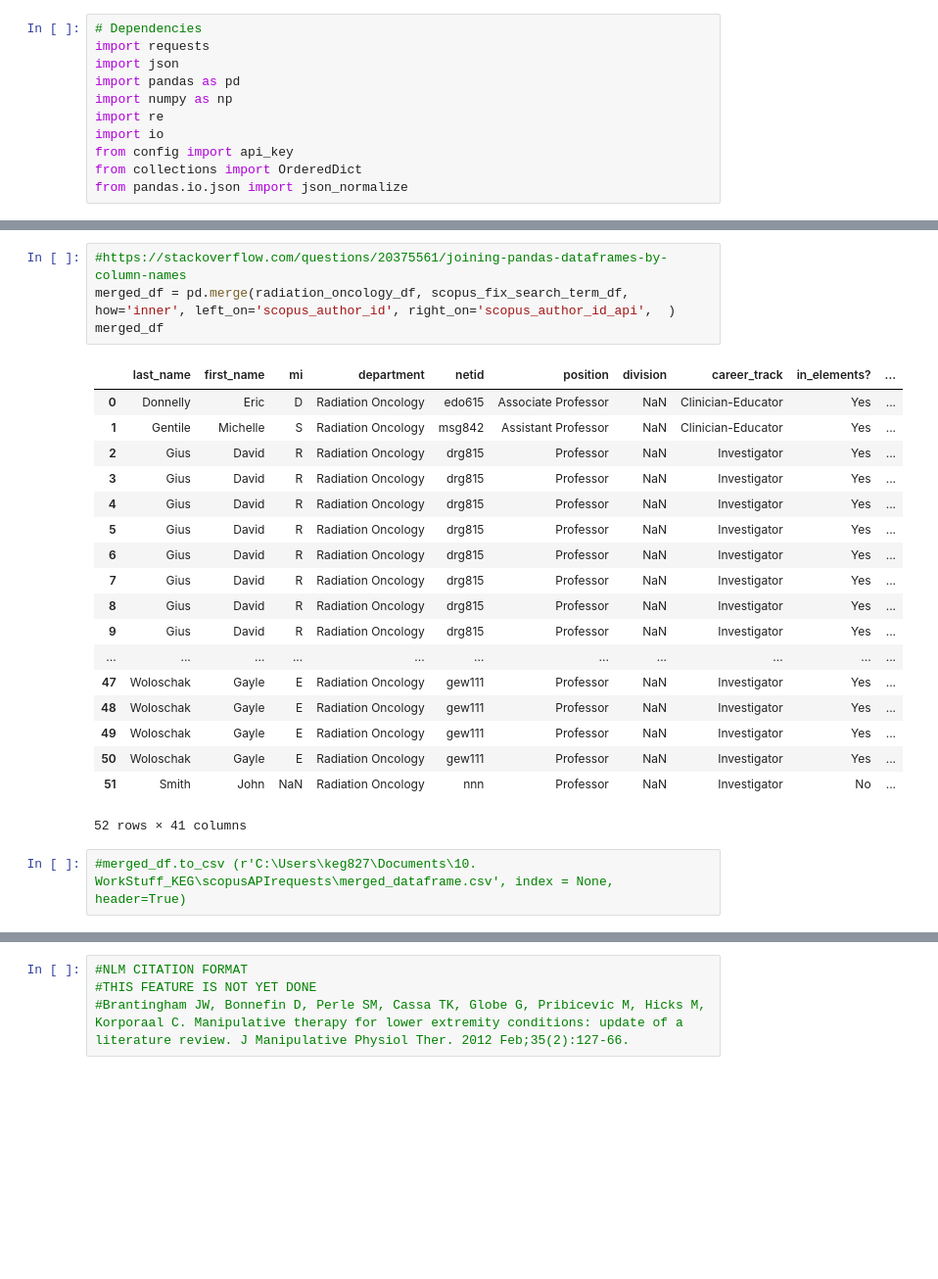
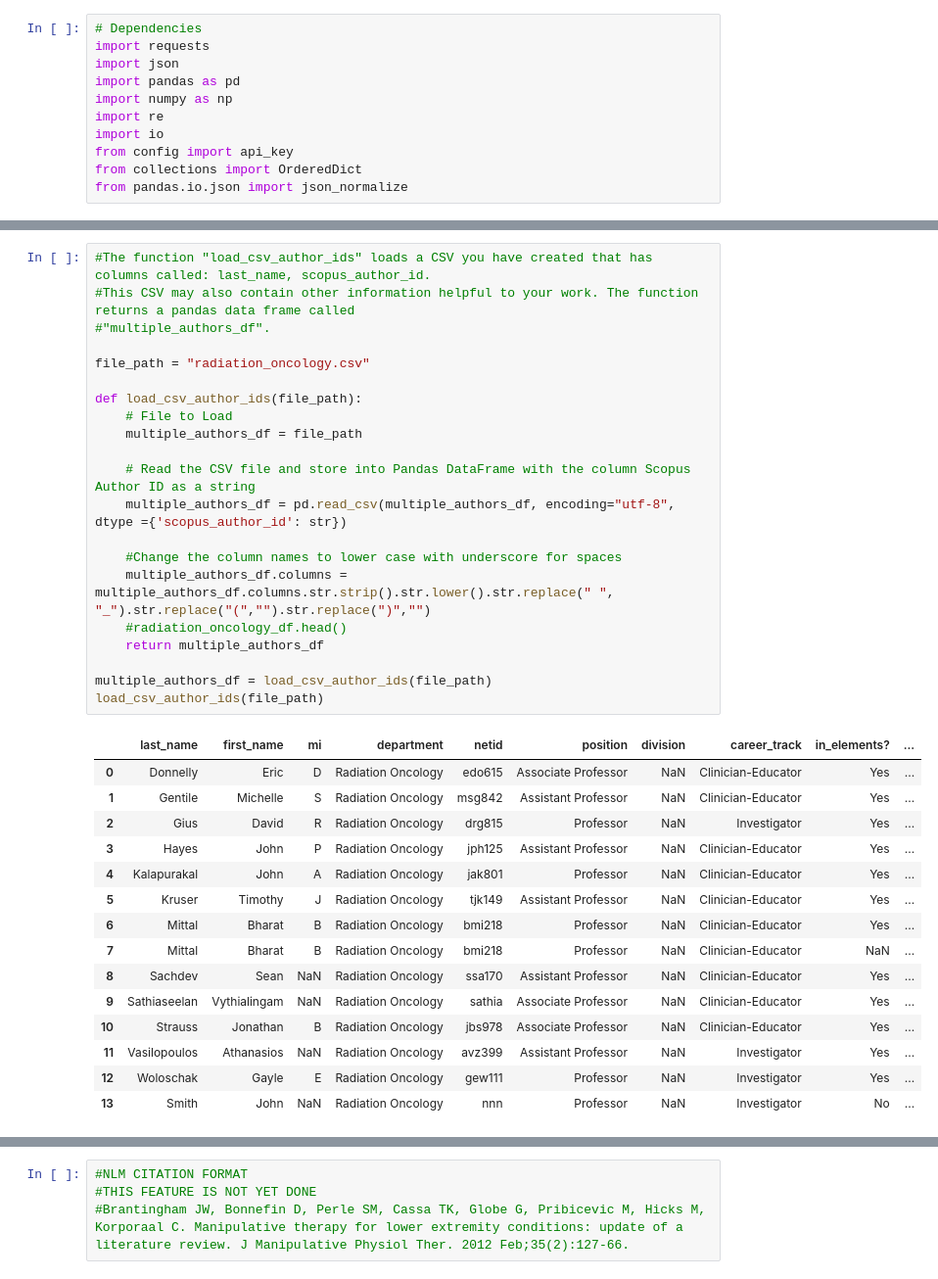
Before and after one commit to kglibrarian/scopusAPIrequests, a Jupyter notebook: MultipleAuthorAPIRequests.ipynb, the cells around one changed output, grey strips where cells are left out. Shown: that part at 98% size. Saved outputs shown, nothing was run; the diff lists cells and outputs as text; blank space fills up the shorter version.

```diff
--- a/MultipleAuthorAPIRequests.ipynb
+++ b/MultipleAuthorAPIRequests.ipynb
@@ -390,25 +14,37 @@ fix_search_term(scopus_add_author_info_df)
-# %%
-#https://stackoverflow.com/questions/20375561/joining-pandas-dataframes-by-column-names
-merged_df = pd.merge(radiation_oncology_df, scopus_fix_search_term_df, how='inner', left_on='scopus_author_id', right_on='scopus_author_id_api',  )
-merged_df
-# %% [output]
-|  | last_name | first_name | mi | department | netid | position | division | career_track | in_elements? | ... |
-| 0 | Donnelly | Eric | D | Radiation Oncology | edo615 | Associate Professor | NaN | Clinician-Educator | Yes | ... |
-| 1 | Gentile | Michelle | S | Radiation Oncology | msg842 | Assistant Professor | NaN | Clinician-Educator | Yes | ... |
-| 2 | Gius | David | R | Radiation Oncology | drg815 | Professor | NaN | Investigator | Yes | ... |
-| 3 | Gius | David | R | Radiation Oncology | drg815 | Professor | NaN | Investigator | Yes | ... |
-| 4 | Gius | David | R | Radiation Oncology | drg815 | Professor | NaN | Investigator | Yes | ... |
-| 5 | Gius | David | R | Radiation Oncology | drg815 | Professor | NaN | Investigator | Yes | ... |
-| 6 | Gius | David | R | Radiation Oncology | drg815 | Professor | NaN | Investigator | Yes | ... |
-| 7 | Gius | David | R | Radiation Oncology | drg815 | Professor | NaN | Investigator | Yes | ... |
-| 8 | Gius | David | R | Radiation Oncology | drg815 | Professor | NaN | Investigator | Yes | ... |
-| 9 | Gius | David | R | Radiation Oncology | drg815 | Professor | NaN | Investigator | Yes | ... |
-| ... | ... | ... | ... | ... | ... | ... | ... | ... | ... | ... |
-| 47 | Woloschak | Gayle | E | Radiation Oncology | gew111 | Professor | NaN | Investigator | Yes | ... |
-| 48 | Woloschak | Gayle | E | Radiation Oncology | gew111 | Professor | NaN | Investigator | Yes | ... |
-| 49 | Woloschak | Gayle | E | Radiation Oncology | gew111 | Professor | NaN | Investigator | Yes | ... |
-| 50 | Woloschak | Gayle | E | Radiation Oncology | gew111 | Professor | NaN | Investigator | Yes | ... |
-| 51 | Smith | John | NaN | Radiation Oncology | nnn | Professor | NaN | Investigator | No | ... |
-52 rows × 41 columns
-# %%
-#merged_df.to_csv (r'C:\Users\keg827\Documents\10. WorkStuff_KEG\scopusAPIrequests\merged_dataframe.csv', index = None, header=True)
+# %%
+#The function "load_csv_author_ids" loads a CSV you have created that has columns called: last_name, scopus_author_id.
+#This CSV may also contain other information helpful to your work. The function returns a pandas data frame called
+#"multiple_authors_df".
+
+file_path = "radiation_oncology.csv"
+
+def load_csv_author_ids(file_path):
+    # File to Load
+    multiple_authors_df = file_path
+
+    # Read the CSV file and store into Pandas DataFrame with the column Scopus Author ID as a string
+    multiple_authors_df = pd.read_csv(multiple_authors_df, encoding="utf-8", dtype ={'scopus_author_id': str})
+
+    #Change the column names to lower case with underscore for spaces
+    multiple_authors_df.columns =  multiple_authors_df.columns.str.strip().str.lower().str.replace(" ", "_").str.replace("(","").str.replace(")","")
+    #radiation_oncology_df.head()
+    return multiple_authors_df
+
+multiple_authors_df = load_csv_author_ids(file_path)
+load_csv_author_ids(file_path)
+# %% [output]
+|  | last_name | first_name | mi | department | netid | position | division | career_track | in_elements? | ... |
+| 0 | Donnelly | Eric | D | Radiation Oncology | edo615 | Associate Professor | NaN | Clinician-Educator | Yes | ... |
+| 1 | Gentile | Michelle | S | Radiation Oncology | msg842 | Assistant Professor | NaN | Clinician-Educator | Yes | ... |
+| 2 | Gius | David | R | Radiation Oncology | drg815 | Professor | NaN | Investigator | Yes | ... |
+| 3 | Hayes | John | P | Radiation Oncology | jph125 | Assistant Professor | NaN | Clinician-Educator | Yes | ... |
+| 4 | Kalapurakal | John | A | Radiation Oncology | jak801 | Professor | NaN | Clinician-Educator | Yes | ... |
+| 5 | Kruser | Timothy | J | Radiation Oncology | tjk149 | Assistant Professor | NaN | Clinician-Educator | Yes | ... |
+| 6 | Mittal | Bharat | B | Radiation Oncology | bmi218 | Professor | NaN | Clinician-Educator | Yes | ... |
+| 7 | Mittal | Bharat | B | Radiation Oncology | bmi218 | Professor | NaN | Clinician-Educator | NaN | ... |
+| 8 | Sachdev | Sean | NaN | Radiation Oncology | ssa170 | Assistant Professor | NaN | Clinician-Educator | Yes | ... |
+| 9 | Sathiaseelan | Vythialingam | NaN | Radiation Oncology | sathia | Associate Professor | NaN | Clinician-Educator | Yes | ... |
+| 10 | Strauss | Jonathan | B | Radiation Oncology | jbs978 | Associate Professor | NaN | Clinician-Educator | Yes | ... |
+| 11 | Vasilopoulos | Athanasios | NaN | Radiation Oncology | avz399 | Assistant Professor | NaN | Investigator | Yes | ... |
+| 12 | Woloschak | Gayle | E | Radiation Oncology | gew111 | Professor | NaN | Investigator | Yes | ... |
+| 13 | Smith | John | NaN | Radiation Oncology | nnn | Professor | NaN | Investigator | No | ... |
```
Also changed, not shown: parts of 38 cells of this notebook.
